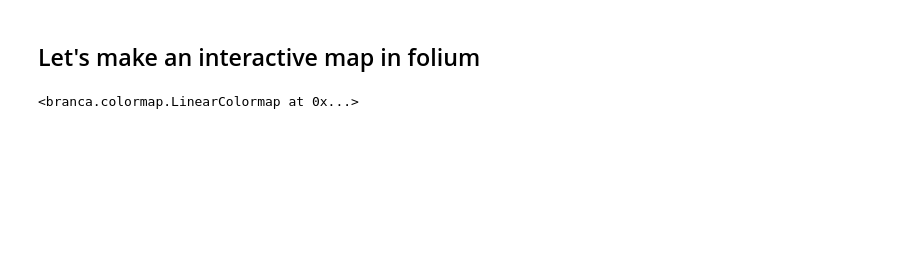
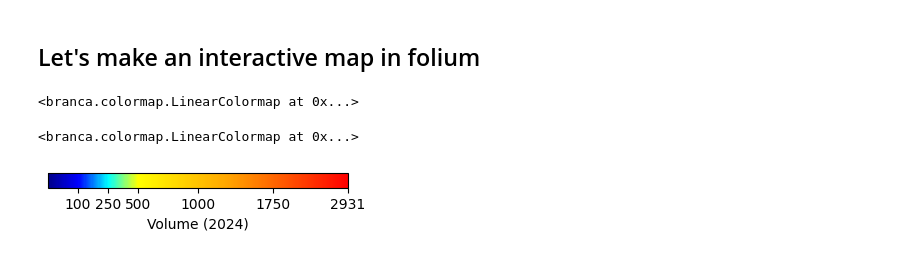
Before and after one commit to MeeshCompBio/Random_Python_Scripts, a Jupyter notebook: Graphs/maps.ipynb, the cells around one changed output. Saved outputs shown, nothing was run; the diff lists cells and outputs as text; code cells hidden in the pictures; blank space fills up the shorter version.

```diff
--- a/Graphs/maps.ipynb
+++ b/Graphs/maps.ipynb
@@ -242,0 +292,39 @@ m.save("network_map.html")
+# %%
+# remove cartesian product
+df_actual[["org", "dest"]] = pd.DataFrame(
+    np.sort(df_actual[["org", "dest"]].values, axis=1)
+)
+df_actual = df_actual.groupby(["org", "dest"]).vol.sum().reset_index()
+df_actual.shape
+# %%
+# remove rows without real 3dz
+df_actual = df_actual[df_actual["org"].isin(us_3zip_conus["3dig_zip"])]
+df_actual = df_actual[df_actual["dest"].isin(us_3zip_conus["3dig_zip"])]
+
+df_actual.shape
+# %%
+# make our network X from fake data
+# load the nodes and edges
+G2 = nx.from_pandas_edgelist(df_actual, "org", "dest", "vol")
+
+# get edge weights
+widths2 = nx.get_edge_attributes(G2, "vol")
+
+# get degree
+# Calculate node degrees
+node_degrees2 = dict(G2.degree())
+
+# Set node size based on degree
+node_sizes2 = [node_degrees2[node] * 5 for node in G2.nodes()]
+# %%
+# adjust colormap to follow a better segmentation of what we see in the data
+step = cm.LinearColormap(
+    colors=["darkblue", "blue", "cyan", "yellow", "orange", "red"],
+    index=[0, 25, 200, 500, 1000, 2000],
+    vmin=min(widths2.values()),
+    vmax=max(widths2.values()),
+    tick_labels=[0, 200, 500, 1000, 2000],
+)
+step
+# %% [output]
+<branca.colormap.LinearColormap at 0x...>
@@ -242,0 +433,17 @@ m.save("network_map.html")
+# %%
+a = np.array([[0, 1]])
+pl.figure(figsize=(15, 3))
+img = pl.imshow(a, cmap=custom_ramp)
+pl.gca().set_visible(False)
+cax = pl.axes([0.1, 0.2, 0.2, 0.05])
+# x, y = 0, 20
+# width = 10
+# height = 0.5
+# cax = pl.axes([x, y, width, height])
+pl.colorbar(orientation="horizontal", cax=cax)
+cax.set_xticks([0.1, 0.2, 0.3, 0.5, 0.75, 1])
+cax.set_xticklabels(["100", "250", "500", "1000", "1750", str(max(widths2.values()))])
+cax.set_xlabel("Volume (2024)")
+pl.savefig("colorbar.png", transparent=True, pad_inches=0)
+# %% [output]
+[figure, added]
```
Also changed, not shown: parts of 31 cells of this notebook.
